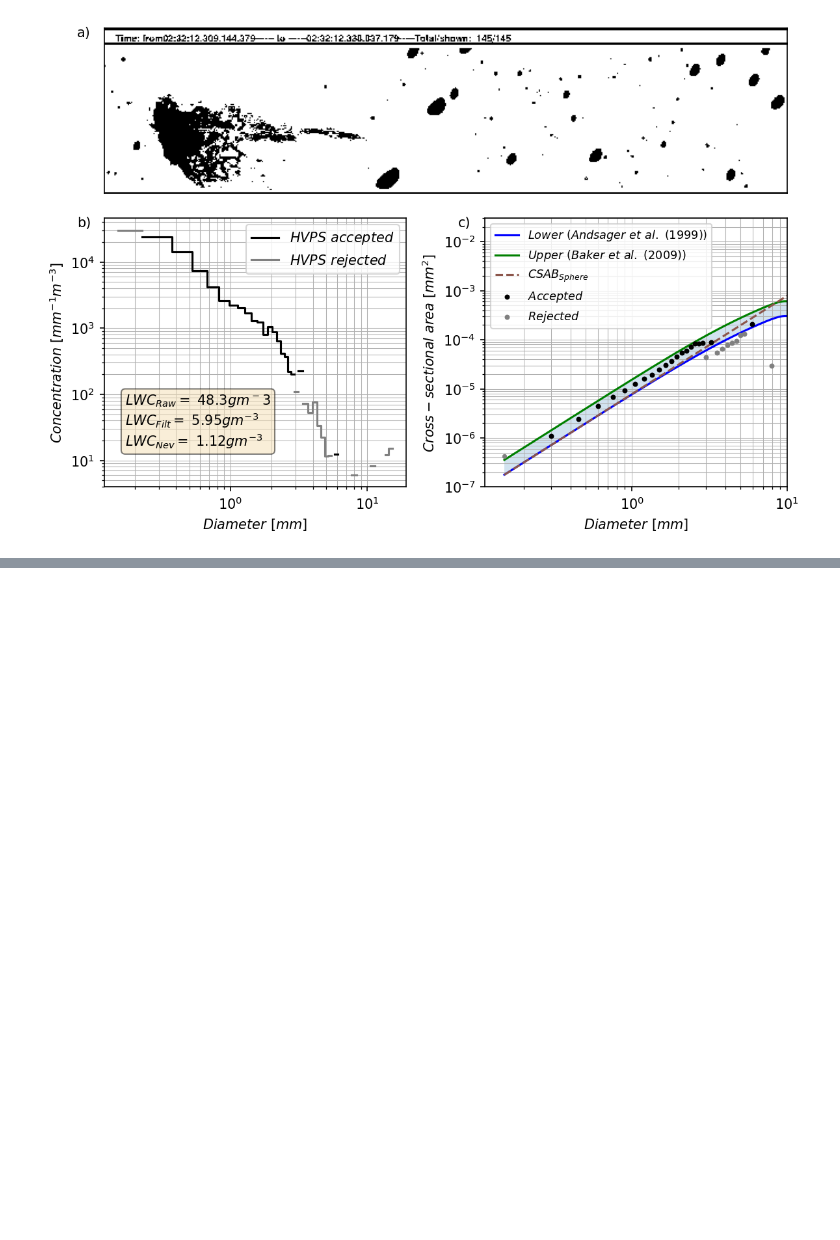
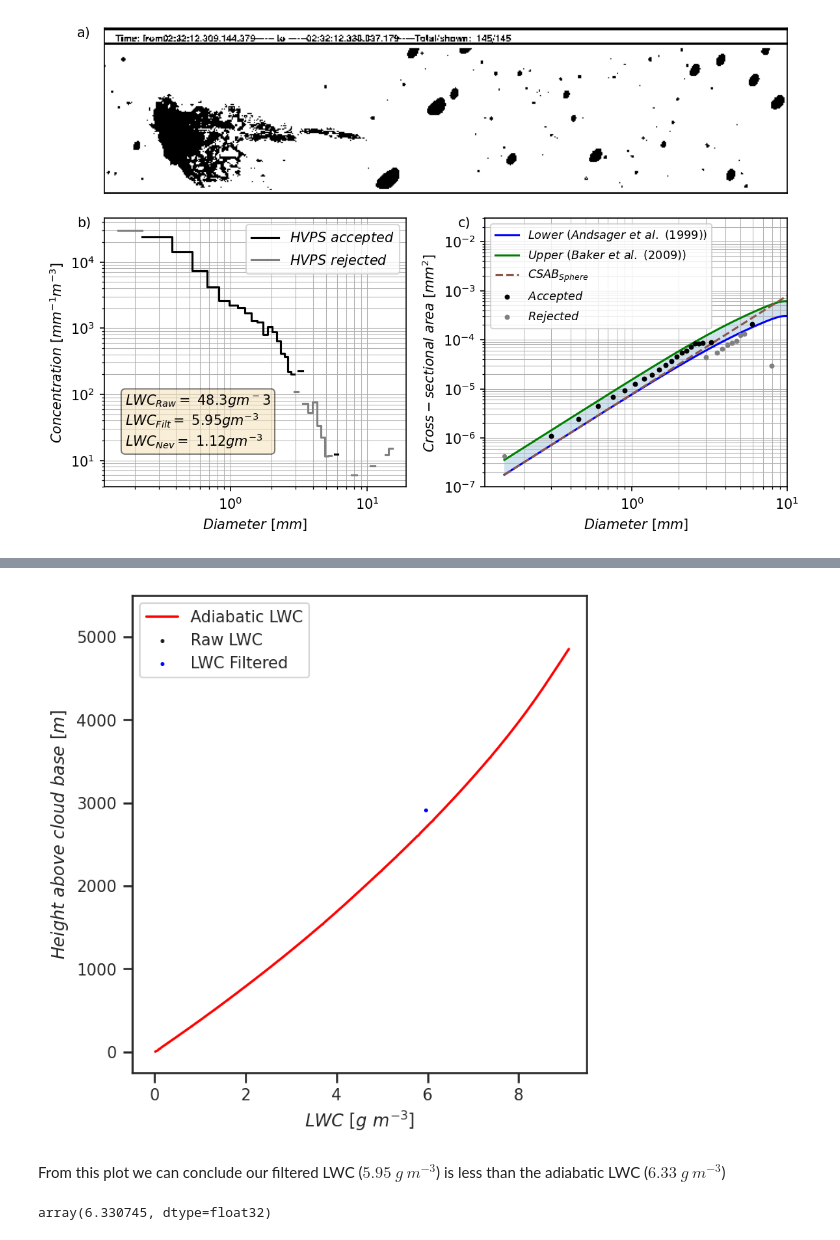
Before and after one commit to aladinor/Ladino_et_al_2025_DNN_PSD_retrieval, a Jupyter notebook: notebooks/1.CSAB-filter.ipynb, the cells around one changed output, grey strips where cells are left out. Cells and saved outputs as stored; diff of their text form; code cells hidden in the pictures; blank space fills up the shorter version.

Commit message:
adding Adiabatic lwc calculation

```diff
--- a/notebooks/1.CSAB-filter.ipynb
+++ b/notebooks/1.CSAB-filter.ipynb
@@ -253,0 +333,5 @@ plt.savefig('../images/area_based_filter.svg', bbox_inches='tight')
+# %%
+# setting up the Seaborne style including figure  dpi
+sns.set(rc={"figure.dpi":150, 'savefig.dpi':150})
+sns.set(style='white', font_scale=0.9)
+sns.set_style("ticks")
@@ -253,0 +363,9 @@ plt.savefig('../images/area_based_filter.svg', bbox_inches='tight')
+# %%
+ds_adiabatic = xr.Dataset(
+    {
+        "adia_lwc": (("height",), adia_lwc[:-1]),
+        "adia_lwc_sum": (("height",), adia_lwc_sum)
+    },
+    coords={"height": h.values[:-1] * 1000}  # Use 'height' as the dimension
+)
+ds_adiabatic
@@ -253,0 +380,29 @@ plt.savefig('../images/area_based_filter.svg', bbox_inches='tight')
+# %%
+fig, ax = plt.subplots(figsize=(5, 5))
+
+# height relative to the cloud base
+heigth = ds_adiabatic.height - cbh.m * 1000
+
+ax.plot(ds_adiabatic.adia_lwc_sum, heigth, c="red", label="Adiabatic LWC")
+
+# altitude of the plane relative to the cloud base
+alt_cb = xr_hvps.alt.sel(time=time) - cbh.m * 1000
+# Plotting filtered data points
+ax.scatter(x=lwc_raw_tot, y=alt_cb, color="k", s=2, label="Raw LWC")
+ax.scatter(x=lwc_filtered, y=alt_cb, color="blue", s=2, label="LWC Filtered")
+
+# Labels and limits
+ax.set_xlabel("$LWC \ [g \  m^{-3}]$")
+ax.set_ylabel("$Height \ above \ cloud \ base \ [m]$")
+ax.set_ylim(-250, 5500)
+ax.set_xlim(-0.5, 9.5)
+
+# Adding legend
+ax.legend()
+fig.tight_layout()
+plt.savefig('../images/adiabatic_lwc.png',  bbox_inches='tight')
+plt.show()
+# %% [output]
+[figure, added]
+# %% [markdown]
+From this plot we can conclude our filtered LWC ($5.95$ $g \ m^{-3}$) is less than the adiabatic LWC ($6.33$ $g \ m^{-3}$)
@@ -253,0 +412,4 @@ plt.savefig('../images/area_based_filter.svg', bbox_inches='tight')
+# %%
+ds_adiabatic.adia_lwc_sum.sel(height=alt_ground, method="nearest").values
+# %% [output]
+array(6.330745, dtype=float32)
```
Also changed, not shown: parts of 14 cells of this notebook.
